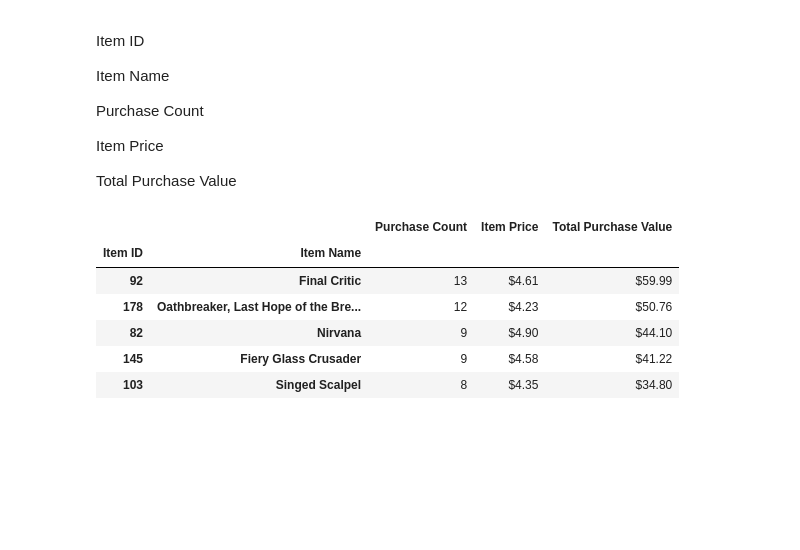
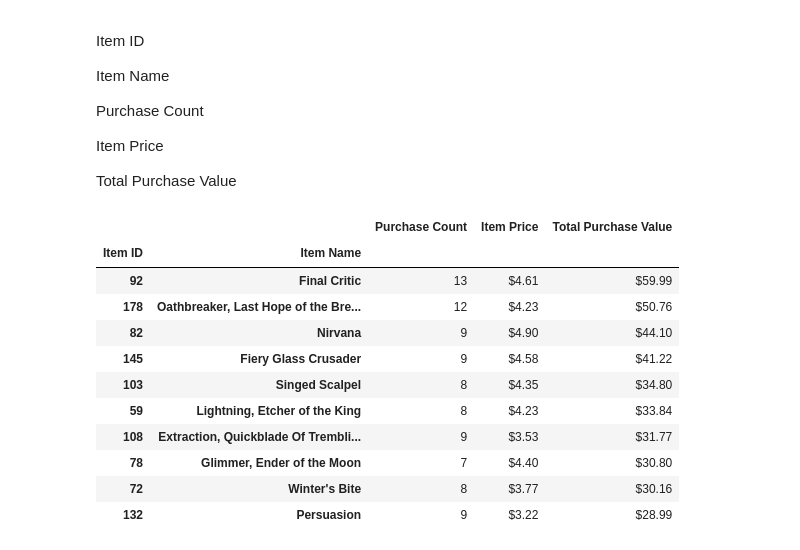
Before and after one commit to viviach/pandas-challenge, a Jupyter notebook: HeroesOfPymoli/heroes.ipynb, the cells around one changed output. Saved outputs shown, nothing was run; the diff lists cells and outputs as text; code cells hidden in the pictures; blank space fills up the shorter version.

```diff
--- a/HeroesOfPymoli/heroes.ipynb
+++ b/HeroesOfPymoli/heroes.ipynb
@@ -365,18 +378,23 @@ Total Purchase Value
 # %%
 #sorted by Total Purchase Value
 item_sorted2_df = item_summary_df.sort_values("Total Purchase Value", ascending=False)
 
 # Use Map to format columns
 item_sorted2_df["Item Price"] = item_sorted2_df["Item Price"].map("${:.2f}".format)
 item_sorted2_df["Total Purchase Value"] = item_sorted2_df["Total Purchase Value"].map("${:,.2f}".format)
 
 #Display Reults
-item_sorted2_df.head()
+item_sorted2_df.head(10)
 # %% [output]
 |  |  | Purchase Count | Item Price | Total Purchase Value |
 | Item ID | Item Name |  |  |  |
 | 92 | Final Critic | 13 | $4.61 | $59.99 |
 | 178 | Oathbreaker, Last Hope of the Bre... | 12 | $4.23 | $50.76 |
 | 82 | Nirvana | 9 | $4.90 | $44.10 |
 | 145 | Fiery Glass Crusader | 9 | $4.58 | $41.22 |
 | 103 | Singed Scalpel | 8 | $4.35 | $34.80 |
+| 59 | Lightning, Etcher of the King | 8 | $4.23 | $33.84 |
+| 108 | Extraction, Quickblade Of Trembli... | 9 | $3.53 | $31.77 |
+| 78 | Glimmer, Ender of the Moon | 7 | $4.40 | $30.80 |
+| 72 | Winter's Bite | 8 | $3.77 | $30.16 |
+| 132 | Persuasion | 9 | $3.22 | $28.99 |
```
Also changed, not shown: parts of 4 cells of this notebook.
